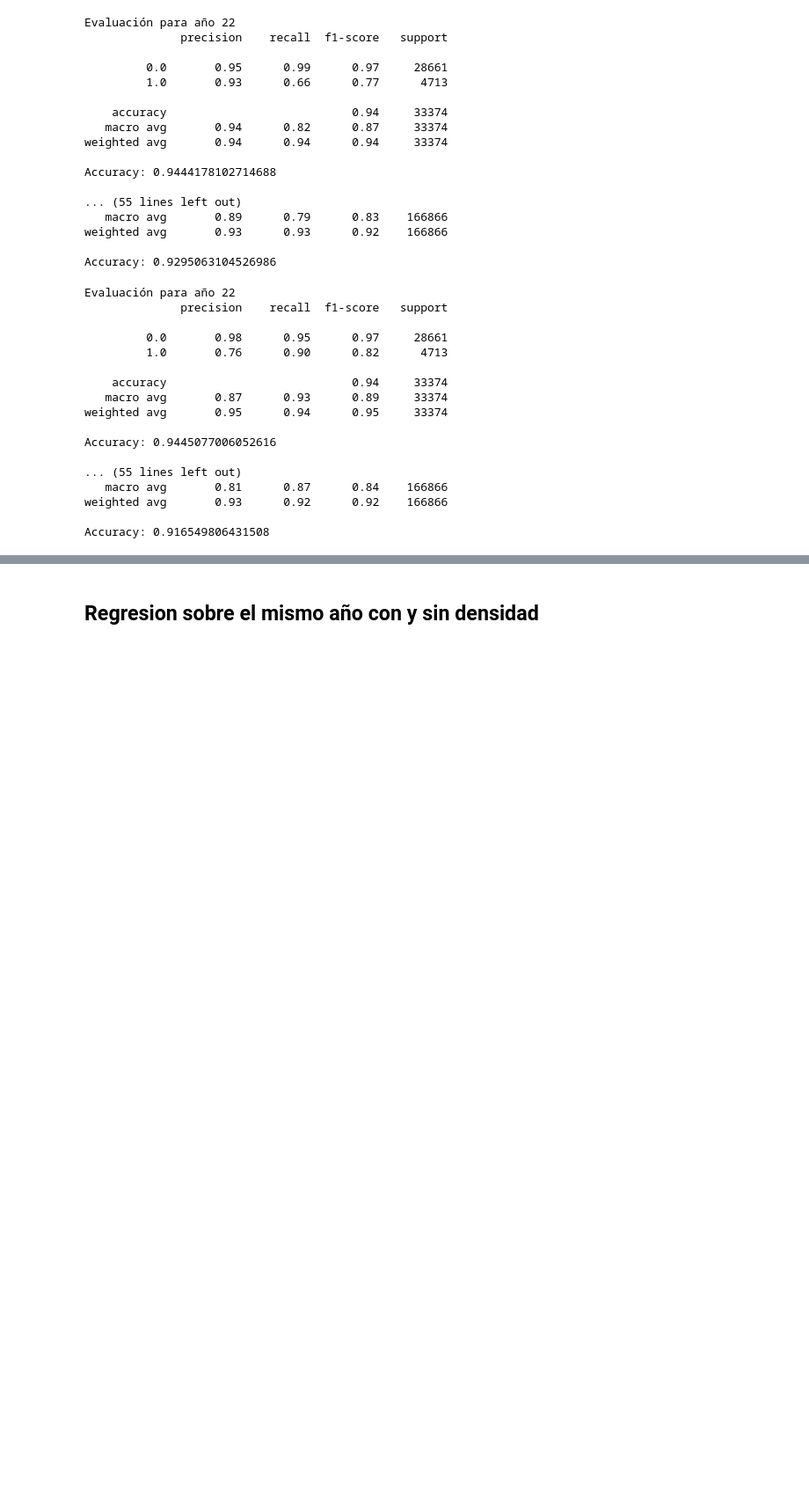
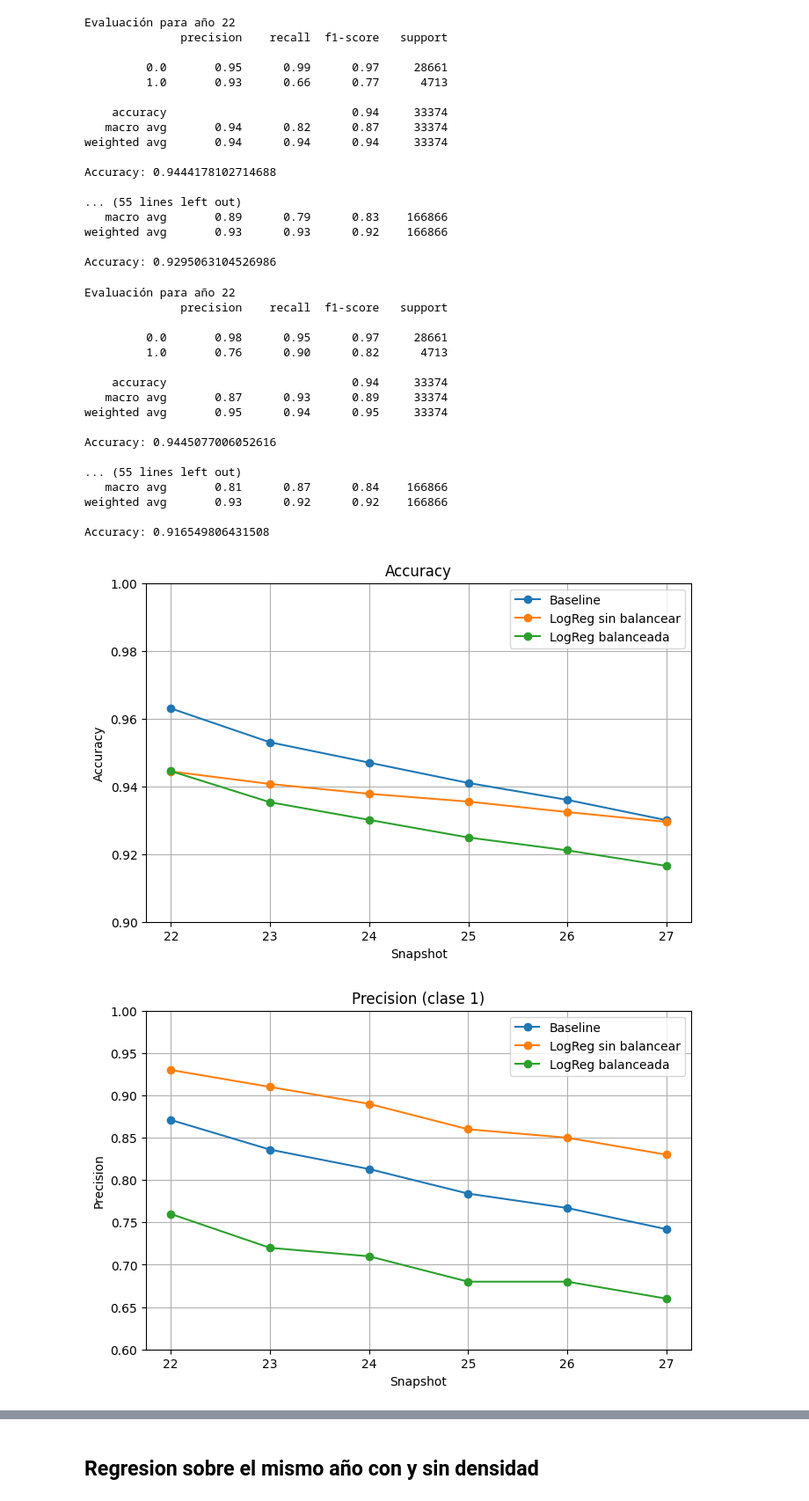
Before and after one commit to IgnacioLavalle/OpenTLPPSpace, a Jupyter notebook: Python/Analisis_Exploratorio/similarity.ipynb, the cells around one changed output, grey strips where cells are left out. Shown at 88% size. Saved outputs shown, nothing was run; the diff lists cells and outputs as text; code cells hidden in the pictures; blank space fills up the shorter version.

```diff
--- a/Python/Analisis_Exploratorio/similarity.ipynb
+++ b/Python/Analisis_Exploratorio/similarity.ipynb
@@ -443,0 +466,80 @@ Accuracy: 0.916549806431508
+# %%
+import matplotlib.pyplot as plt
+
+import matplotlib.pyplot as plt
+
+# Snapshots
+snapshots = [22, 23, 24, 25, 26, 27]
+
+# Baseline
+bs_accuracy    = [0.963, 0.953, 0.947, 0.941, 0.936, 0.930]
+bs_precision   = [0.871, 0.836, 0.813, 0.784, 0.767, 0.742]
+bs_recall      = [0.861, 0.826, 0.809, 0.793, 0.771, 0.750]
+bs_f1_score    = [0.866, 0.831, 0.811, 0.788, 0.769, 0.746]
+
+# Logistic Regression sin balancear
+lr_accuracy          = [0.9444, 0.9407, 0.9378, 0.9355, 0.9324, 0.9295]
+lr_precision_class_1 = [0.93, 0.91, 0.89, 0.86, 0.85, 0.83]
+lr_recall_class_1    = [0.66, 0.65, 0.64, 0.63, 0.62, 0.61]
+lr_f1_class_1        = [0.77, 0.75, 0.74, 0.73, 0.72, 0.70]
+
+# Logistic Regression balanceada
+lrb_accuracy          = [0.9445, 0.9353, 0.9301, 0.9249, 0.9211, 0.9165]
+lrb_precision_class_1 = [0.76, 0.72, 0.71, 0.68, 0.68, 0.66]
+lrb_recall_class_1    = [0.90, 0.87, 0.86, 0.84, 0.83, 0.81]
+lrb_f1_class_1        = [0.82, 0.79, 0.77, 0.75, 0.74, 0.73]
+
+# Accuracy
+plt.figure(figsize=(8, 5))
+plt.plot(snapshots, bs_accuracy, label="Baseline", marker='o')
+plt.plot(snapshots, lr_accuracy, label="LogReg sin balancear", marker='o')
+plt.plot(snapshots, lrb_accuracy, label="LogReg balanceada", marker='o')
+plt.title("Accuracy")
+plt.xlabel("Snapshot")
+plt.ylabel("Accuracy")
+plt.ylim(0.9, 1.0)
+plt.grid(True)
+plt.legend()
+plt.show()
+
+# Precision (clase 1)
+plt.figure(figsize=(8, 5))
+plt.plot(snapshots, bs_precision, label="Baseline", marker='o')
+plt.plot(snapshots, lr_precision_class_1, label="LogReg sin balancear", marker='o')
+plt.plot(snapshots, lrb_precision_class_1, label="LogReg balanceada", marker='o')
+plt.title("Precision (clase 1)")
+plt.xlabel("Snapshot")
+plt.ylabel("Precision")
+plt.ylim(0.6, 1.0)
+plt.grid(True)
+plt.legend()
+plt.show()
+
+# Recall (clase 1)
+plt.figure(figsize=(8, 5))
+plt.plot(snapshots, bs_recall, label="Baseline", marker='o')
+plt.plot(snapshots, lr_recall_class_1, label="LogReg sin balancear", marker='o')
+plt.plot(snapshots, lrb_recall_class_1, label="LogReg balanceada", marker='o')
+plt.title("Recall (clase 1)")
+plt.xlabel("Snapshot")
+plt.ylabel("Recall")
+plt.ylim(0.6, 1.0)
+plt.grid(True)
+plt.legend()
+plt.show()
+
+# F1-score (clase 1)
+plt.figure(figsize=(8, 5))
+plt.plot(snapshots, bs_f1_score, label="Baseline", marker='o')
+plt.plot(snapshots, lr_f1_class_1, label="LogReg sin balancear", marker='o')
+plt.plot(snapshots, lrb_f1_class_1, label="LogReg balanceada", marker='o')
+plt.title("F1-score (clase 1)")
+plt.xlabel("Snapshot")
+plt.ylabel("F1-score")
+plt.ylim(0.6, 1.0)
+plt.grid(True)
+plt.legend()
+plt.show()
+# %% [output]
+[figure, added]
+[figure, added]
```
Also changed, not shown: parts of 6 cells of this notebook, 5 other files.
